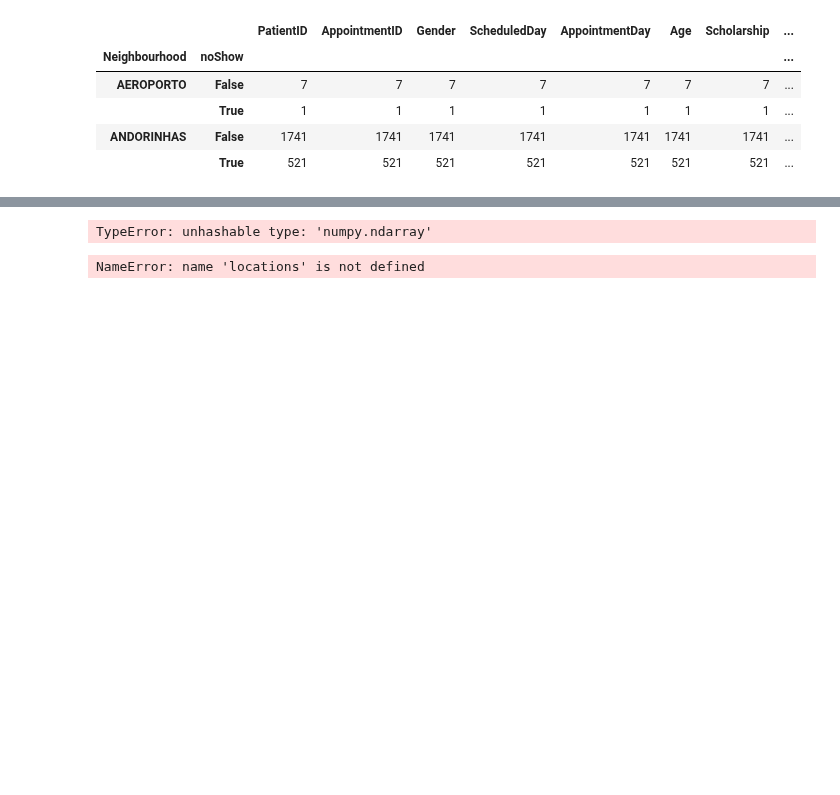
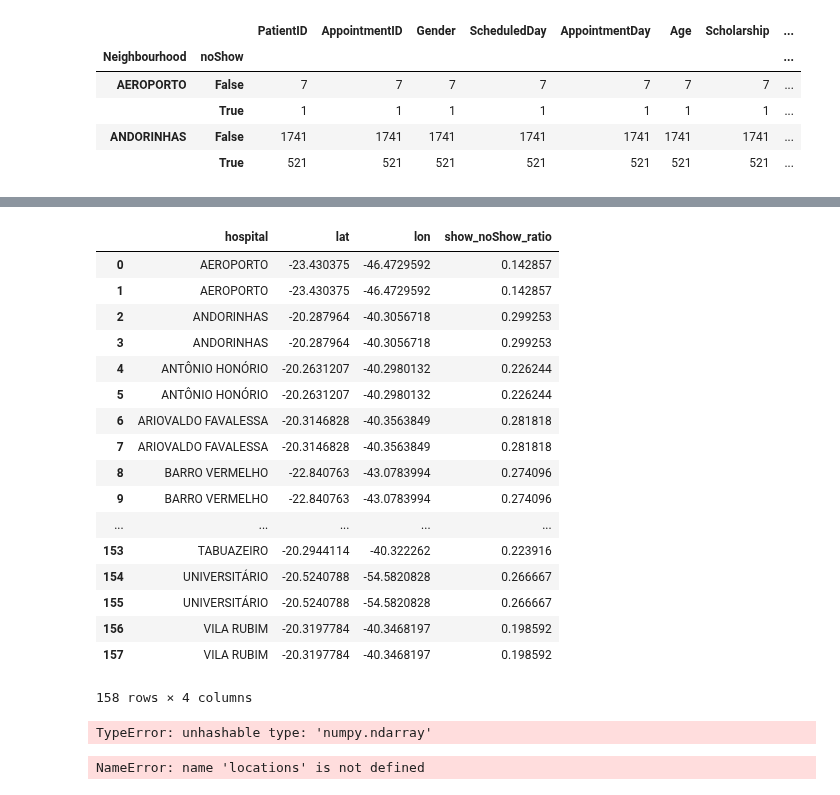
Before and after one commit to Zabamund/datasci-nano, a Jupyter notebook: inv-dataset/noshow.ipynb, the cells around one changed output, grey strips where cells are left out. Saved outputs shown, nothing was run; the diff lists cells and outputs as text; code cells hidden in the pictures; blank space fills up the shorter version.

```diff
--- a/inv-dataset/noshow.ipynb
+++ b/inv-dataset/noshow.ipynb
@@ -1058,0 +1080,6 @@ pd.options.display.max_rows = 60
+# %%
+# Create the new dataframe with: name and ratio from hosp_noShow_count and
+# lat,lon from df_hosplist for use in gmaps.datasets
+# 1. name and ratio from hosp_noShow_count
+locations = hosp_noShow_count[['hospital', 'show_noShow_ratio']].copy()
+locations.head(6)
@@ -1058,0 +1095,4 @@ pd.options.display.max_rows = 60
+# %%
+# 2a. name, lat, lon from df_hosplist
+latlons = df_hosplist[['hospital','lat','lon']]
+latlons.head()
@@ -1058,0 +1106,4 @@ pd.options.display.max_rows = 60
+# %%
+# 2b. Remove ', Brazil' from name column
+latlons['hospital'].replace(regex=True,to_replace=", Brazil",value='',inplace=True)
+latlons.head()
@@ -1059,3 +1146,26 @@ pd.options.display.max_rows = 60
+# %%
+# 3. join locations with latlons
+locations_complete = pd.merge(latlons, locations, on='hospital')
+locations_complete.head(160)
+# %% [output]
+|  | hospital | lat | lon | show_noShow_ratio |
+| 0 | AEROPORTO | -23.430375 | -46.4729592 | 0.142857 |
+| 1 | AEROPORTO | -23.430375 | -46.4729592 | 0.142857 |
+| 2 | ANDORINHAS | -20.287964 | -40.3056718 | 0.299253 |
+| 3 | ANDORINHAS | -20.287964 | -40.3056718 | 0.299253 |
+| 4 | ANTÔNIO HONÓRIO | -20.2631207 | -40.2980132 | 0.226244 |
+| 5 | ANTÔNIO HONÓRIO | -20.2631207 | -40.2980132 | 0.226244 |
+| 6 | ARIOVALDO FAVALESSA | -20.3146828 | -40.3563849 | 0.281818 |
+| 7 | ARIOVALDO FAVALESSA | -20.3146828 | -40.3563849 | 0.281818 |
+| 8 | BARRO VERMELHO | -22.840763 | -43.0783994 | 0.274096 |
+| 9 | BARRO VERMELHO | -22.840763 | -43.0783994 | 0.274096 |
+| ... | ... | ... | ... | ... |
+| 153 | TABUAZEIRO | -20.2944114 | -40.322262 | 0.223916 |
+| 154 | UNIVERSITÁRIO | -20.5240788 | -54.5820828 | 0.266667 |
+| 155 | UNIVERSITÁRIO | -20.5240788 | -54.5820828 | 0.266667 |
+| 156 | VILA RUBIM | -20.3197784 | -40.3468197 | 0.198592 |
+| 157 | VILA RUBIM | -20.3197784 | -40.3468197 | 0.198592 |
+158 rows × 4 columns
 # %%
 # Configure Google API Key
 gmaps.configure(api_key="AIzaSyDWXH3OrVnBBV8lZzsCs_FBSnArVKt3pZ0")
```
Also changed, not shown: parts of 19 cells of this notebook.
